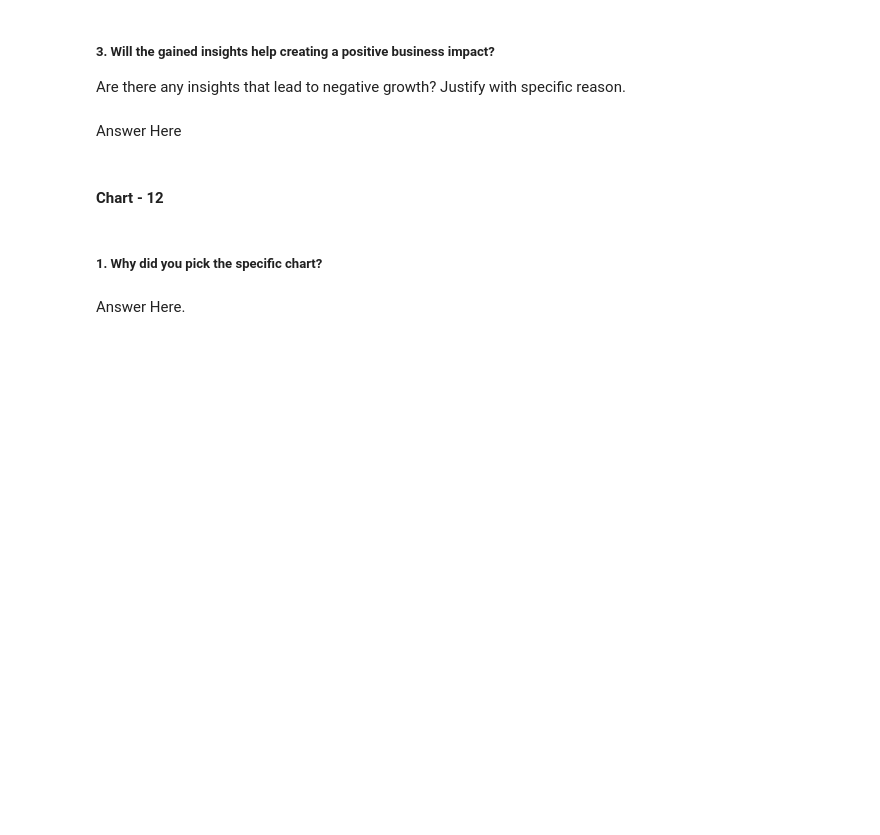
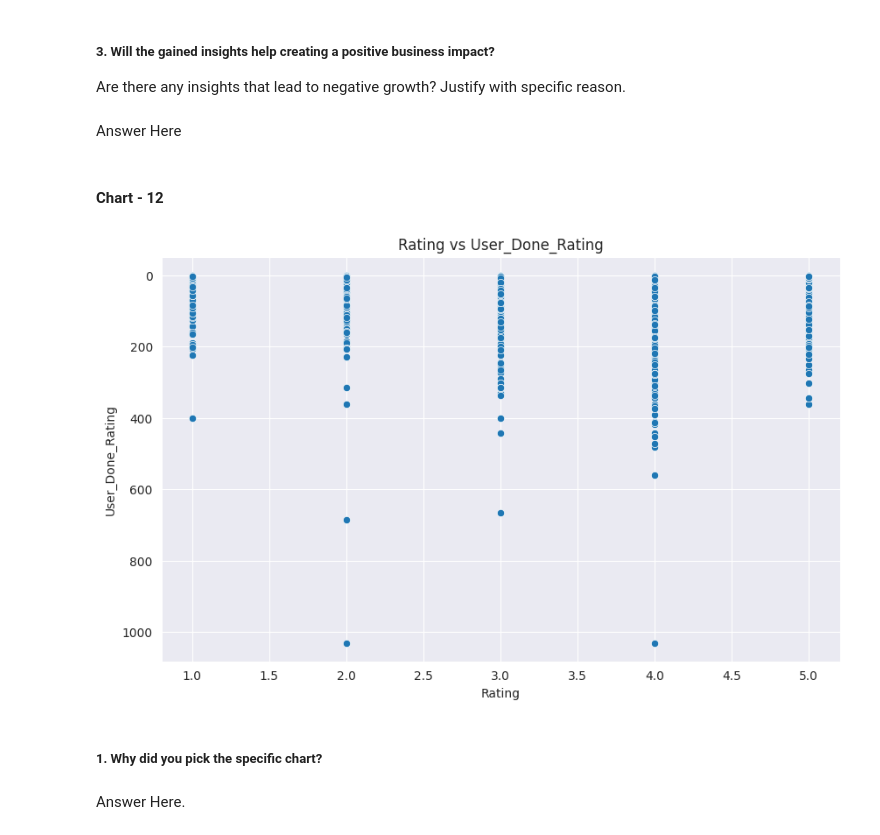
Before and after one commit to Manoharjha333/Zomato-Restaurant-Clustering-And-Sentiment-Analysis, a Jupyter notebook: Zomato_Restaurant_Clustering_And_Sentiment_Analysis.ipynb, the cells around one changed output. Cells and saved outputs as stored; diff of their text form; code cells hidden in the pictures; blank space fills up the shorter version.

```diff
--- a/Zomato_Restaurant_Clustering_And_Sentiment_Analysis.ipynb
+++ b/Zomato_Restaurant_Clustering_And_Sentiment_Analysis.ipynb
@@ -972,3 +982,13 @@ Answer Here
+# %%
+# Chart - 12 visualization code
+plt.figure(figsize=(10, 6))
+sns.scatterplot(x='Rating', y='User_Done_Rating', data=review_df)
+plt.title('Rating vs User_Done_Rating')
+plt.xlabel('Rating')
+plt.ylabel('User_Done_Rating')
+plt.show()
+# %% [output]
+[figure, added]
 # %% [markdown]
 ##### 1. Why did you pick the specific chart?
 # %% [markdown]
```
Also changed, not shown: parts of 63 cells of this notebook.
